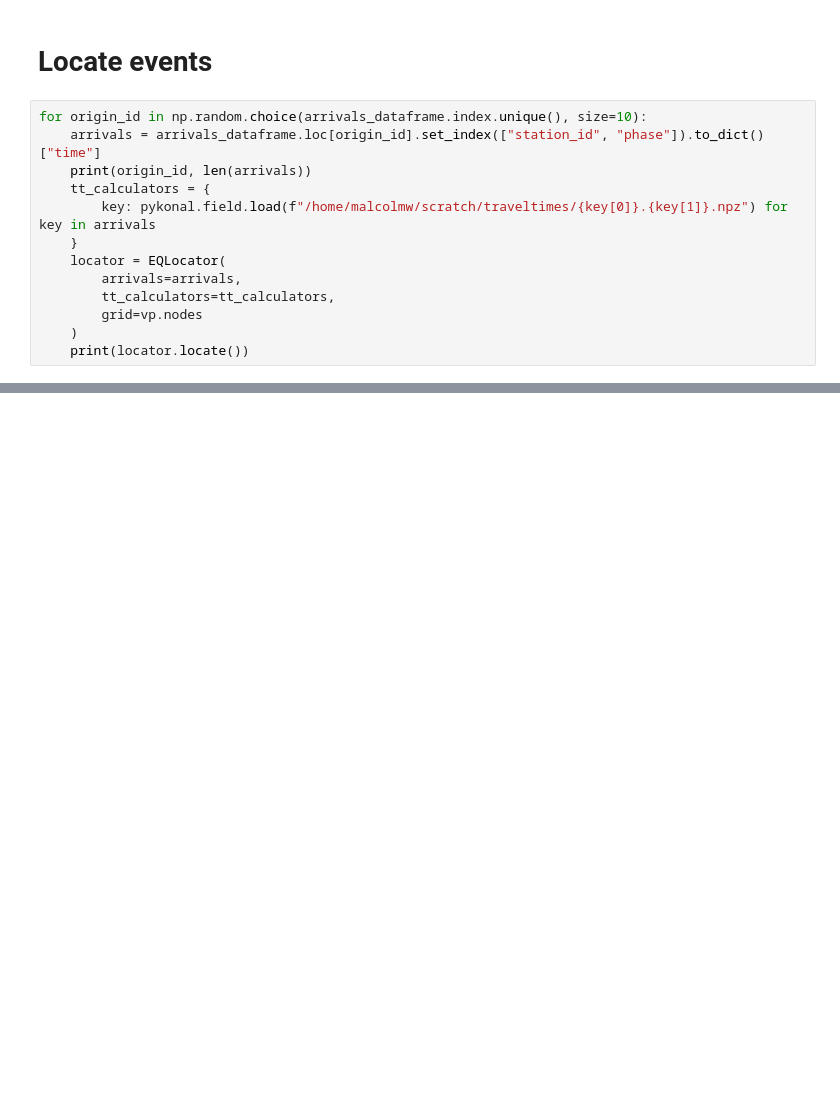
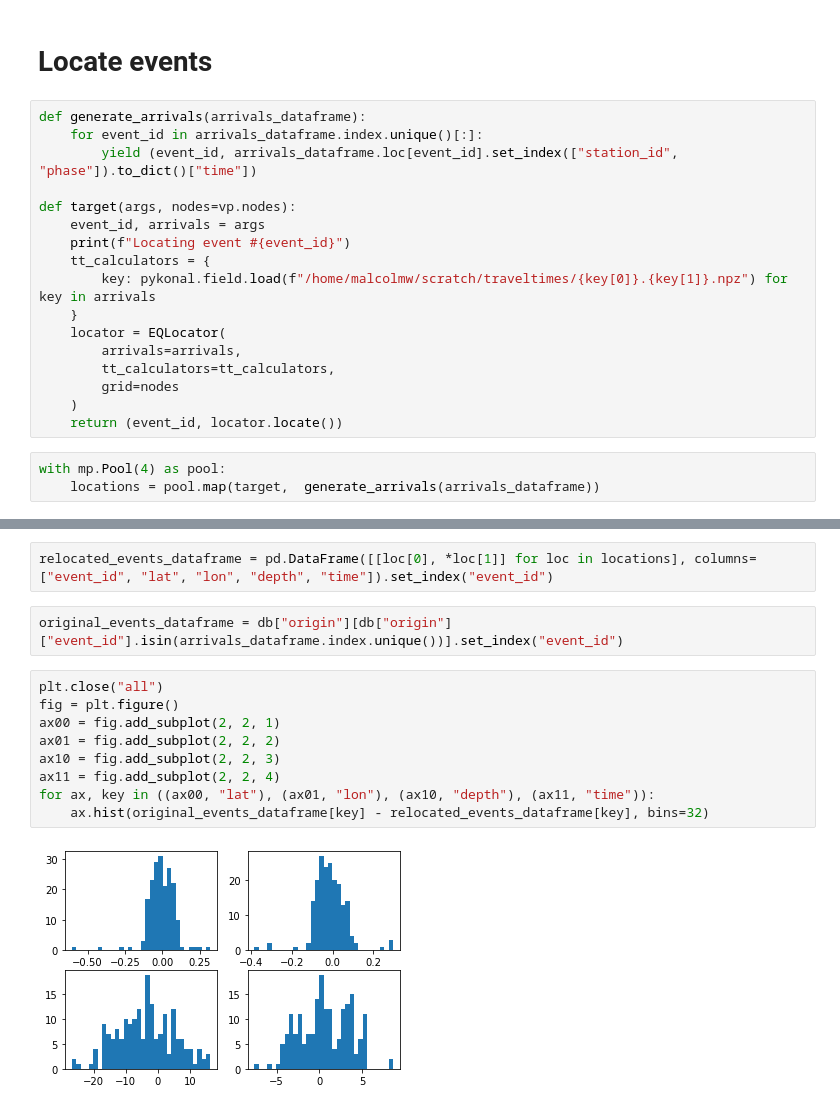
Before and after one commit to malcolmw/pykonal, a Jupyter notebook: jupyter/Locator.ipynb, the cells around one changed output, grey strips where cells are left out. Cells and saved outputs as stored; diff of their text form; blank space fills up the shorter version.

Commit message:
Testing Locator class.

```diff
--- a/jupyter/Locator.ipynb
+++ b/jupyter/Locator.ipynb
@@ -292,15 +326,22 @@ with mp.Pool(8) as pool:
 # %% [markdown]
 # Locate events
 # %%
-for origin_id in np.random.choice(arrivals_dataframe.index.unique(), size=10):
-    arrivals = arrivals_dataframe.loc[origin_id].set_index(["station_id", "phase"]).to_dict()["time"]
-    print(origin_id, len(arrivals))
+def generate_arrivals(arrivals_dataframe):
+    for event_id in arrivals_dataframe.index.unique()[:]:
+        yield (event_id, arrivals_dataframe.loc[event_id].set_index(["station_id", "phase"]).to_dict()["time"])
+
+def target(args, nodes=vp.nodes):
+    event_id, arrivals = args
+    print(f"Locating event #{event_id}")
     tt_calculators = {
         key: pykonal.field.load(f"/home/malcolmw/scratch/traveltimes/{key[0]}.{key[1]}.npz") for key in arrivals
     }
     locator = EQLocator(
         arrivals=arrivals,
         tt_calculators=tt_calculators,
-        grid=vp.nodes
+        grid=nodes
     )
-    print(locator.locate())
+    return (event_id, locator.locate())
+# %%
+with mp.Pool(4) as pool:
+    locations = pool.map(target,  generate_arrivals(arrivals_dataframe))
@@ -306,0 +361,15 @@ for origin_id in np.random.choice(arrivals_dataframe.index.unique(), size=10):
+# %%
+relocated_events_dataframe = pd.DataFrame([[loc[0], *loc[1]] for loc in locations], columns=["event_id", "lat", "lon", "depth", "time"]).set_index("event_id")
+# %%
+original_events_dataframe = db["origin"][db["origin"]["event_id"].isin(arrivals_dataframe.index.unique())].set_index("event_id")
+# %%
+plt.close("all")
+fig = plt.figure()
+ax00 = fig.add_subplot(2, 2, 1)
+ax01 = fig.add_subplot(2, 2, 2)
+ax10 = fig.add_subplot(2, 2, 3)
+ax11 = fig.add_subplot(2, 2, 4)
+for ax, key in ((ax00, "lat"), (ax01, "lon"), (ax10, "depth"), (ax11, "time")):
+    ax.hist(original_events_dataframe[key] - relocated_events_dataframe[key], bins=32)
+# %% [output]
+[figure, added]
```
Also changed, not shown: parts of 13 cells of this notebook.
